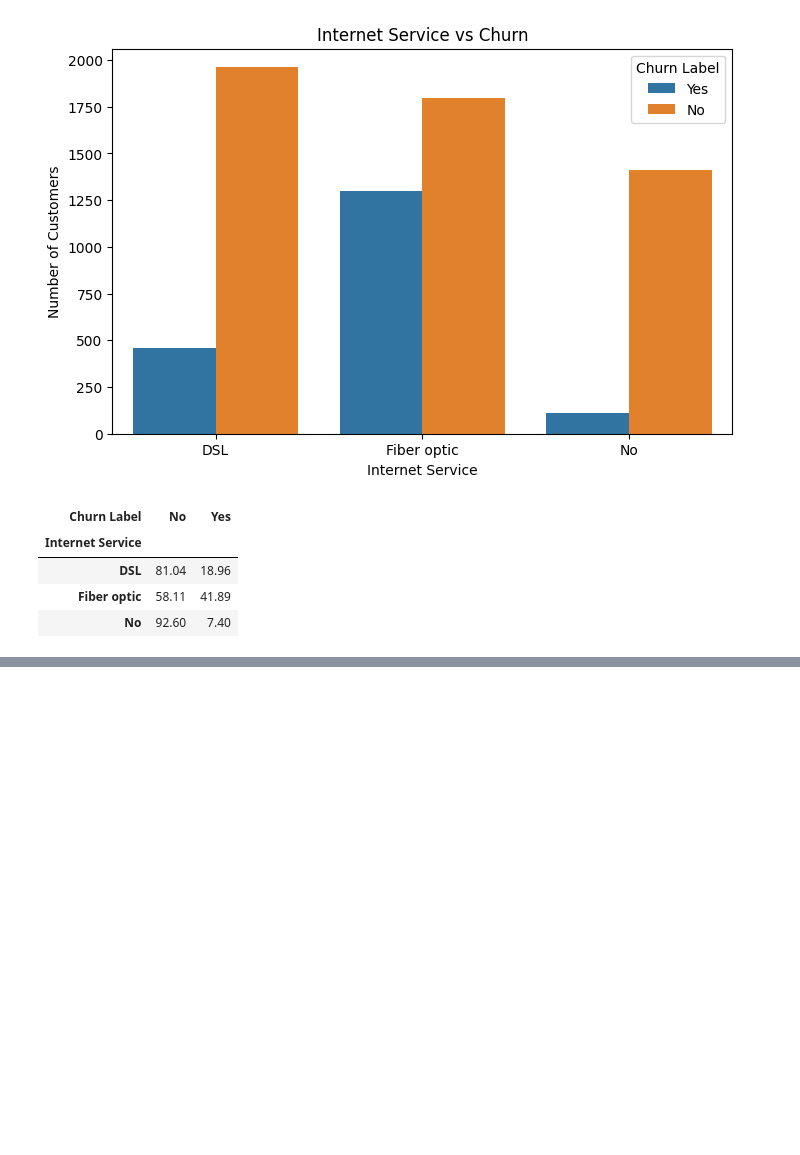
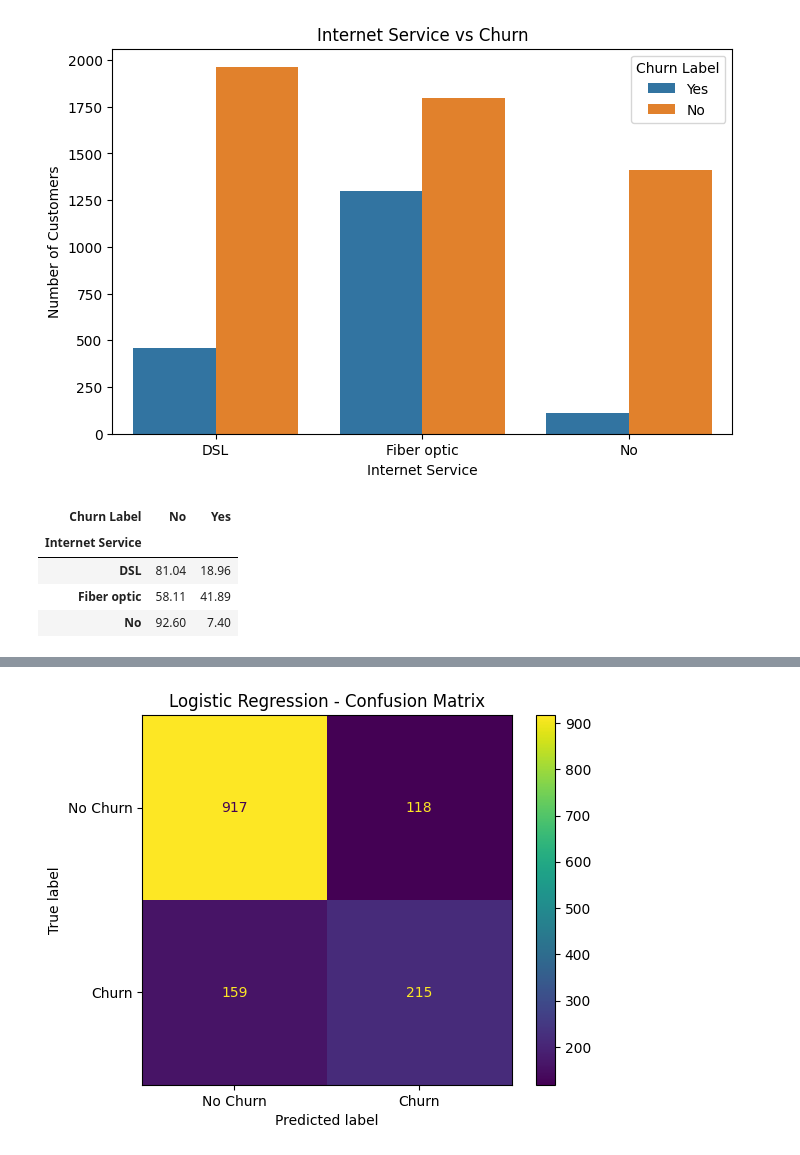
Before and after one commit to Vikasannamareddy/ml-prediction-api, a Jupyter notebook: notebooks/01_eda.ipynb, the cells around one changed output, grey strips where cells are left out. Cells and saved outputs as stored; diff of their text form; code cells hidden in the pictures; blank space fills up the shorter version.

Commit message:
pipelining with various models and created joblib and json files

```diff
--- a/notebooks/01_eda.ipynb
+++ b/notebooks/01_eda.ipynb
@@ -456,0 +685,17 @@ internet_churn.round(2)
+# %%
+from sklearn.linear_model import LogisticRegression
+logistic_model = LogisticRegression(
+    max_iter=1000,
+    random_state=42
+)
+# %%
+from sklearn.pipeline import Pipeline
+
+logistic_pipeline = Pipeline(
+    steps=[
+        ("preprocessor", preprocessor),
+        ("model", logistic_model)
+    ]
+)
+# %%
+logistic_pipeline.fit(X_train, y_train)
@@ -456,0 +720,4 @@ internet_churn.round(2)
+# %%
+y_pred = logistic_pipeline.predict(X_test)
+print(y_pred)
+y_pred.shape
@@ -456,0 +767,16 @@ internet_churn.round(2)
+# %%
+from sklearn.metrics import confusion_matrix, ConfusionMatrixDisplay
+
+cm = confusion_matrix(y_test, y_pred)
+
+disp = ConfusionMatrixDisplay(
+    confusion_matrix=cm,
+    display_labels=["No Churn", "Churn"]
+)
+
+disp.plot()
+
+plt.title("Logistic Regression - Confusion Matrix")
+plt.show()
+# %% [output]
+[figure, added]
```
Also changed, not shown: parts of 77 cells of this notebook, 2 other files.
